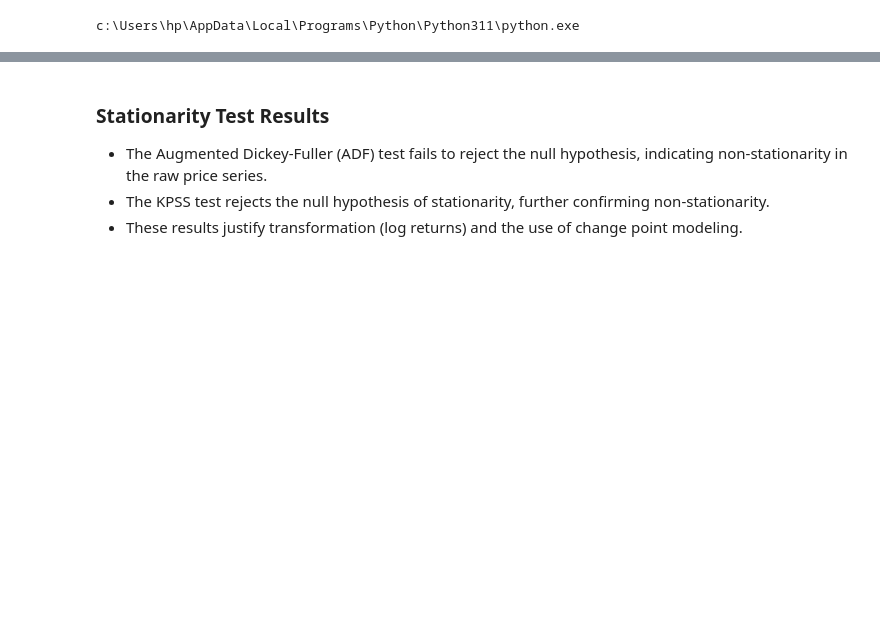
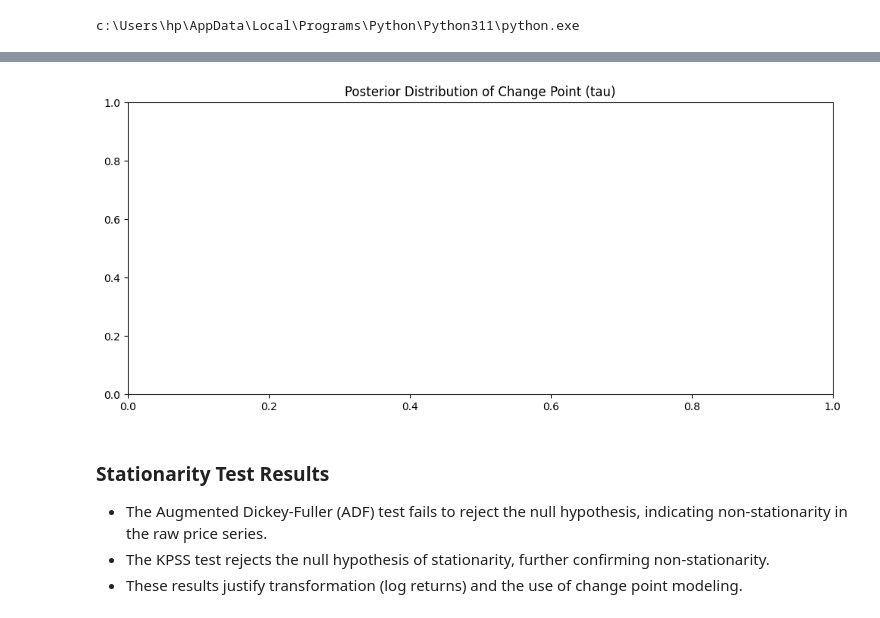
Before and after one commit to fayza-shemsu/week11-change-point-analysis, a Jupyter notebook: notebooks/01_eda_and_data_understanding.ipynb, the cells around one changed output, grey strips where cells are left out. Drawn from its saved outputs; the diff is of its cells as text; code cells hidden in the pictures; blank space fills up the shorter version.

```diff
--- a/notebooks/01_eda_and_data_understanding.ipynb
+++ b/notebooks/01_eda_and_data_understanding.ipynb
@@ -108,3 +158,10 @@ az.summary(trace, var_names=["tau", "mu_1", "mu_2", "sigma"])
+# %%
+plt.figure(figsize=(12,5))
+plt.title("Posterior Distribution of Change Point (tau)")
+plt.savefig(PROJECT_ROOT / "reports" / "figures" / "posterior_tau.png")
+plt.show()
+# %% [output]
+[figure, added]
 # %% [markdown]
 ### Stationarity Test Results
 
```
Also changed, not shown: parts of 6 cells of this notebook, 7 other files.
